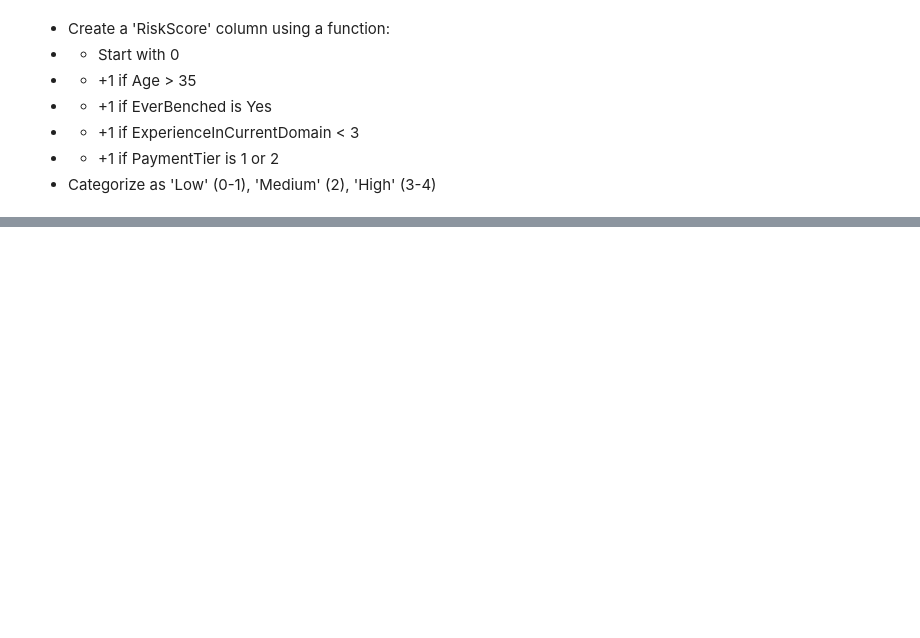
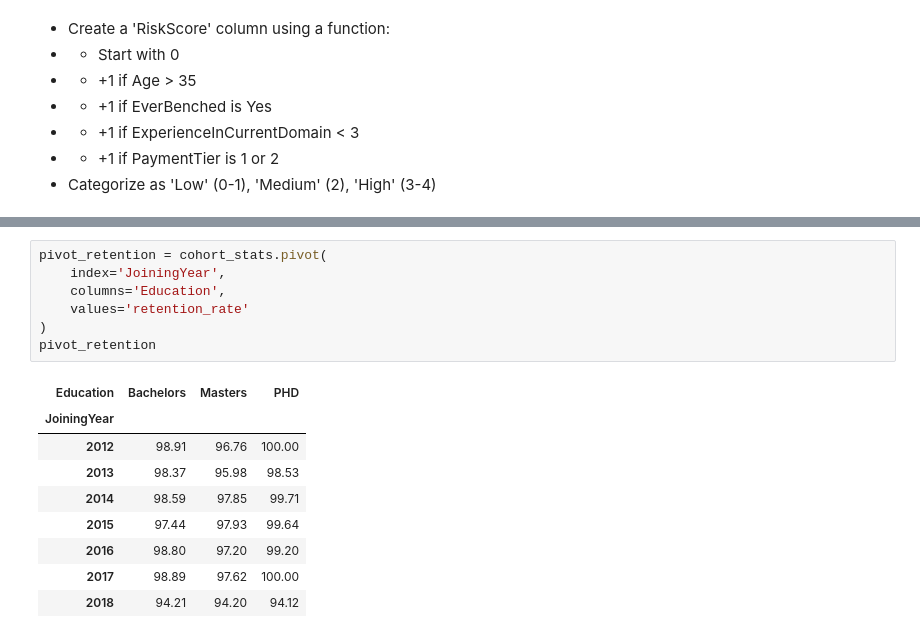
Before and after one commit to r-tavakoli/ai-ml-exercises, a Jupyter notebook: pandas/006_employee_data.ipynb, the cells around one changed output, grey strips where cells are left out. Drawn from its saved outputs; the diff is of its cells as text; blank space fills up the shorter version.

```diff
--- a/pandas/006_employee_data.ipynb
+++ b/pandas/006_employee_data.ipynb
@@ -177,0 +323,17 @@ dtype: int64
+# %%
+pivot_retention = cohort_stats.pivot(
+    index='JoiningYear',
+    columns='Education',
+    values='retention_rate'
+)
+pivot_retention
+# %% [output]
+| Education | Bachelors | Masters | PHD |
+| JoiningYear |  |  |  |
+| 2012 | 98.91 | 96.76 | 100.00 |
+| 2013 | 98.37 | 95.98 | 98.53 |
+| 2014 | 98.59 | 97.85 | 99.71 |
+| 2015 | 97.44 | 97.93 | 99.64 |
+| 2016 | 98.80 | 97.20 | 99.20 |
+| 2017 | 98.89 | 97.62 | 100.00 |
+| 2018 | 94.21 | 94.20 | 94.12 |
```
Also changed, not shown: parts of 12 cells of this notebook.
